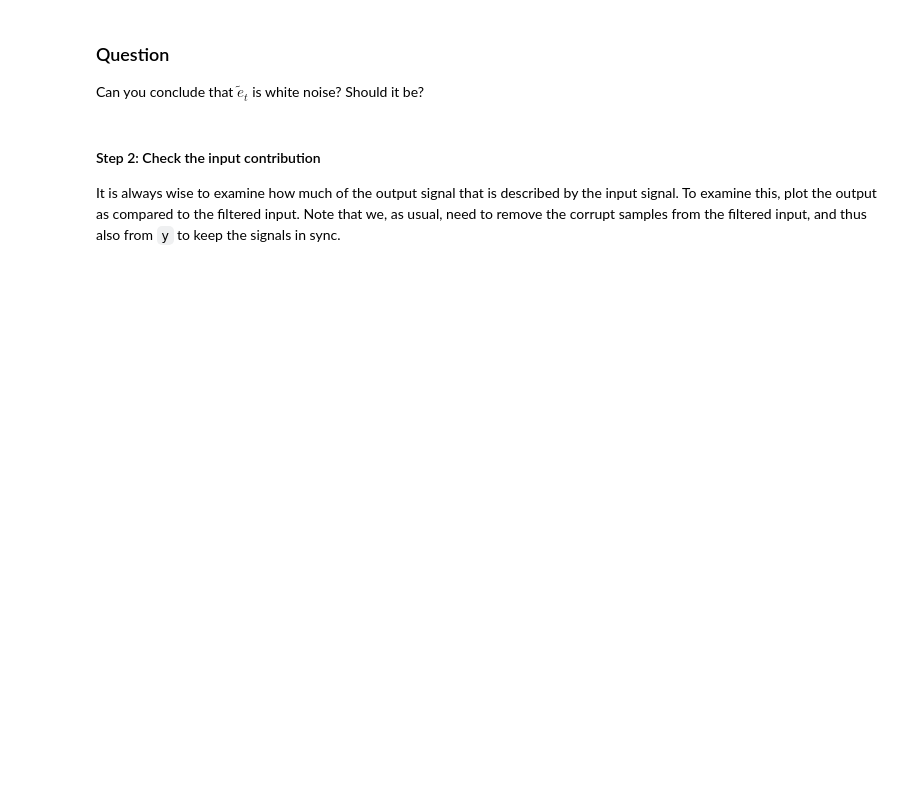
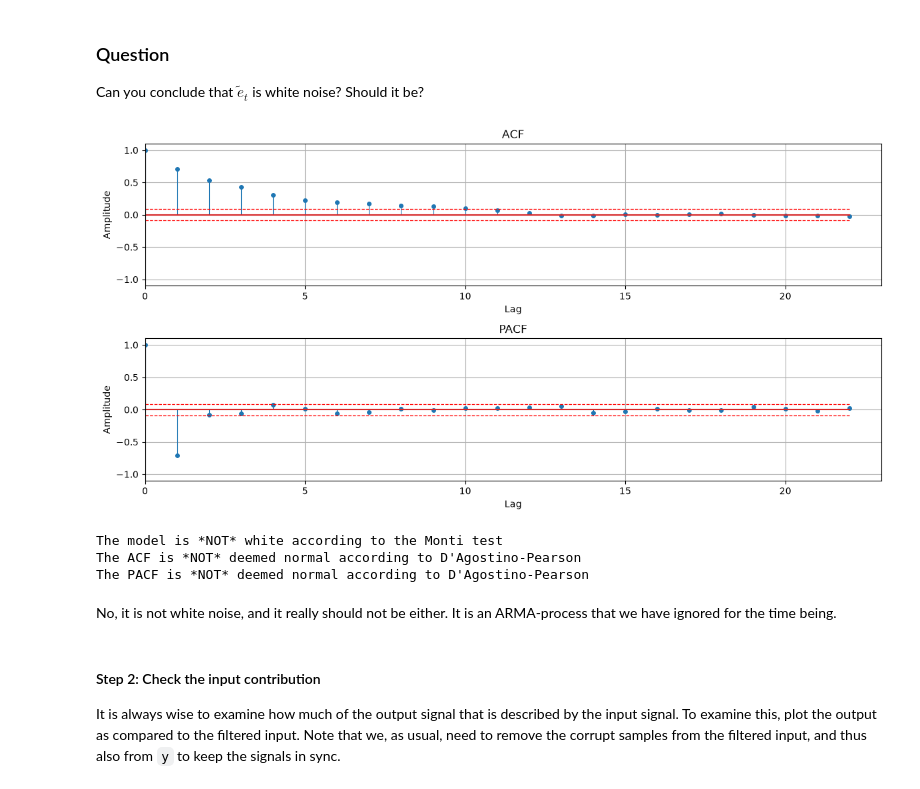
Before and after one commit to H-Wadman/TimeSeriesAnalysis, a Jupyter notebook: labs/lab2.ipynb, the cells around one changed output. Cells and saved outputs as stored; diff of their text form; code cells hidden in the pictures; blank space fills up the shorter version.

```diff
--- a/labs/lab2.ipynb
+++ b/labs/lab2.ipynb
@@ -214,21 +211,21 @@ We then look to determine $r$, and choose between $r = 0, 1, 2$. The cross corre
 # %%
 #We can clearly see d = 4 as the cross-correlation is 0 and then goes well above our confidence interval
 delay = 4
-#We decide between r = 0, 1, 2
-#
+A2_order = 2
+B_order = 0
 
 
-
-B_init = [0] * delay + []
-A2_init = ?
-C1_init = ?
-A1_init = ?
+B_init = [0] * delay + [1] * (B_order + 1)
+A2_init = [1] * (A2_order + 1)
+# We are treating e-tilde, i.e. C1 * e / A1 as white noise, i.e. C1 = A1 = 1
+C1_init = [1]
+A1_init = [1]
 
 model_ba2 = PEM(y, x, B=B_init, F=A2_init, C=C1_init, D=A1_init)
-B_free = ?
-A2_free = ?
-C1_free = ?
-A1_free = ?
+B_free = B_init
+A2_free = [0, 1, 1]
+C1_free = [0]
+A1_free = [0]
 model_ba2.set_free_params(B_free=B_free, F_free=A2_free, C_free=C1_free, D_free=A1_free)
 Mba2 = model_ba2.fit()
 etilde = Mba2.resid
@@ -237,6 +245,16 @@ Mba2.summary()
 ### Question
 
 Can you conclude that $\tilde{e}_t$ is white noise? Should it be?
+# %%
+plotACFnPACF(etilde)
+verify_white_and_normal(etilde)
+# %% [output]
+[figure, added]
+The model is *NOT* white according to the Monti test
+The ACF is *NOT* deemed normal according to D'Agostino-Pearson
+The PACF is *NOT* deemed normal according to D'Agostino-Pearson
+# %% [markdown]
+No, it is not white noise, and it really should not be either. It is an ARMA-process that we have ignored for the time being.
 # %% [markdown]
 #### Step 2: Check the input contribution
 
```
Also changed, not shown: parts of 19 cells of this notebook, 1 other file.
